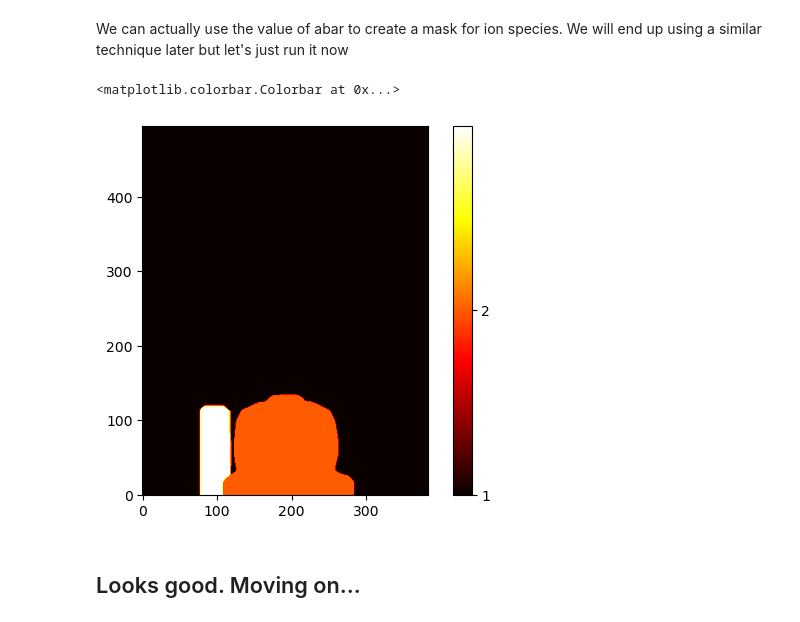
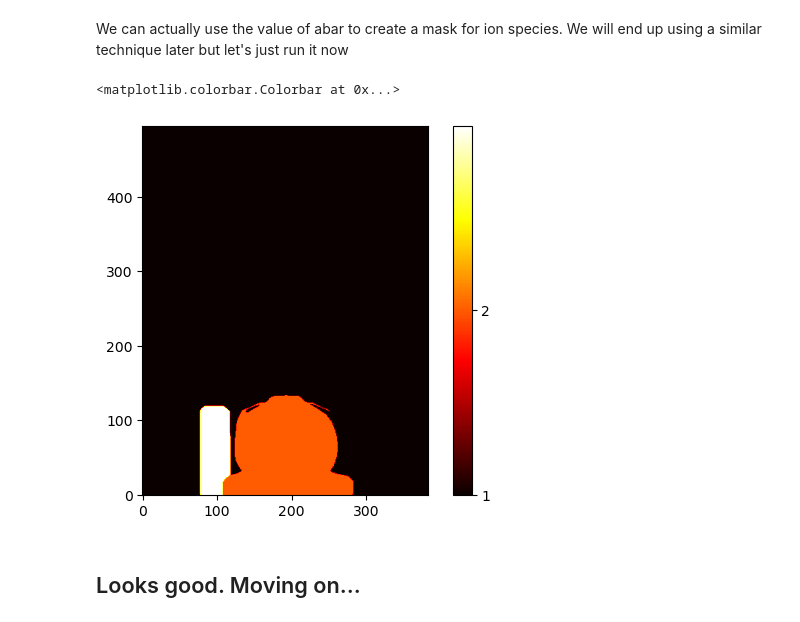
Before and after one commit to Schaeffer-Lab/MagShockZ, a Jupyter notebook: FLASH/mass_ratio_onceandforall.ipynb, the cells around one changed output. Drawn from its saved outputs; the diff is of its cells as text; code cells hidden in the pictures.

```diff
--- a/FLASH/mass_ratio_onceandforall.ipynb
+++ b/FLASH/mass_ratio_onceandforall.ipynb
@@ -72,15 +72,15 @@ Text(0.5, 1.0, 'abar')
 # %% [markdown]
 We can actually use the value of abar to create a mask for ion species. We will end up using a similar technique later but let's just run it now
 # %%
-thresholds = [27,35]  # Define thresholds
+thresholds = [28,35]  # Define thresholds
 bins = [-np.inf] + thresholds + [np.inf]
 species_mask = np.digitize(abar, bins)
 
 plt.imshow(species_mask[:, :, np.shape(abar)[2] // 2].T, cmap='hot', origin='lower')
 plt.colorbar(ticks=range(len(thresholds)+1))
 # %% [output]
 <matplotlib.colorbar.Colorbar at 0x...>
-[figure, old version]
+[figure, new version]
 # %% [markdown]
 ## Looks good. Moving on...
 # %% [markdown]
```
Also changed, not shown: parts of 1 cell of this notebook, 14 other files.
